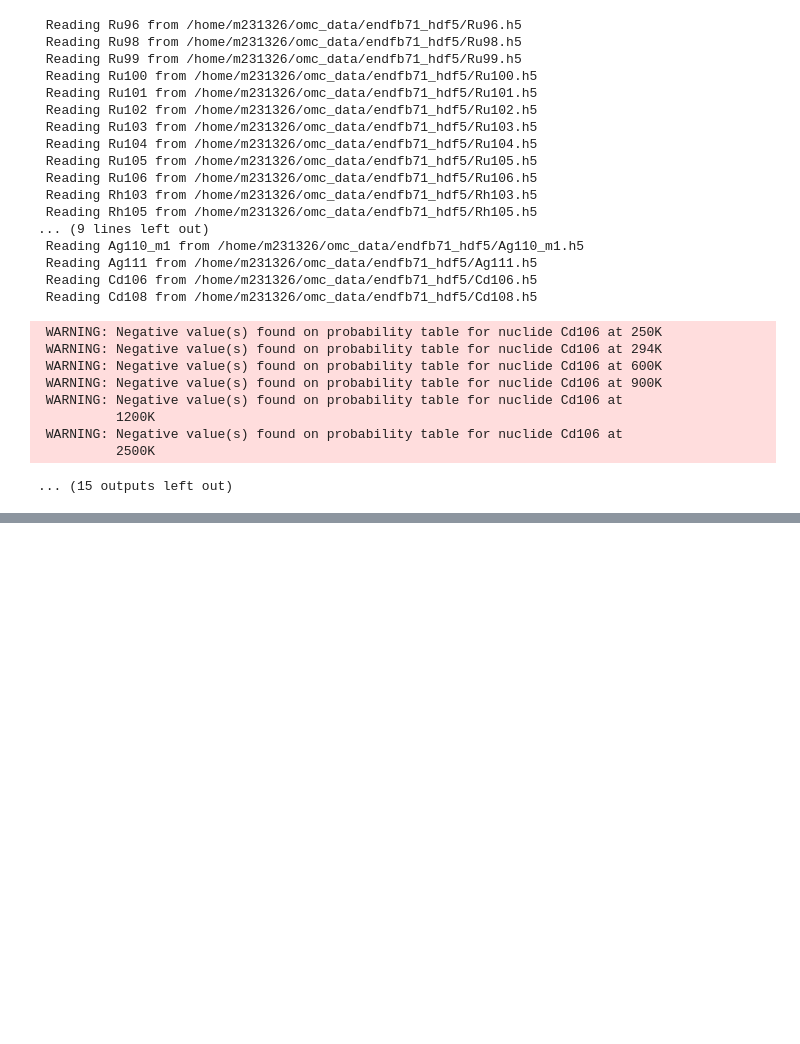
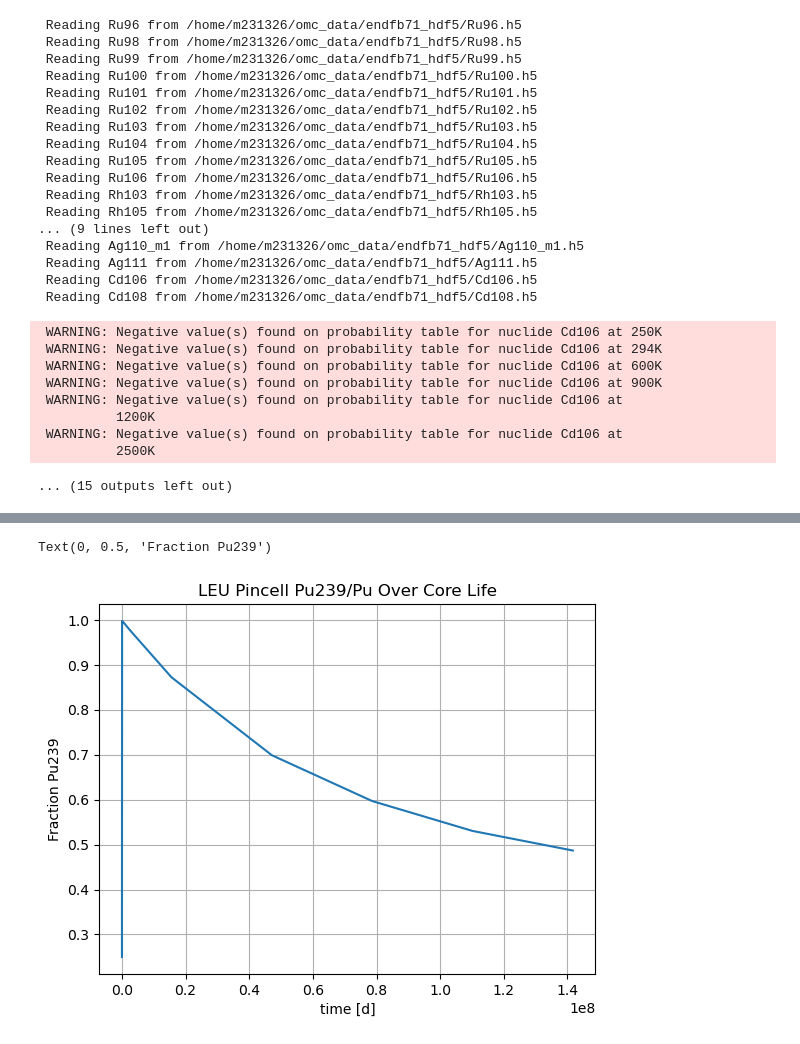
Before and after one commit to Toshi-23/Proliferation_Research, a Jupyter notebook: Practice Sandbox/Practice_burnup/practice_burnup_pincell.ipynb, the cells around one changed output, grey strips where cells are left out. Cells and saved outputs as stored; diff of their text form; code cells hidden in the pictures; blank space fills up the shorter version.

```diff
--- a/Practice Sandbox/Practice_burnup/practice_burnup_pincell.ipynb
+++ b/Practice Sandbox/Practice_burnup/practice_burnup_pincell.ipynb
@@ -272,0 +299,12 @@ time /= (24*3600)
+# %%
+total_pu = Pu239 + Pu240 + Pu241 + Pu242
+Pu239_frac = Pu239/total_pu
+
+plt.plot(time,Pu239_frac,label="Fraction Pu239")
+plt.grid()
+plt.title("LEU Pincell Pu239/Pu Over Core Life")
+plt.xlabel("time [d]")
+plt.ylabel("Fraction Pu239")
+# %% [output]
+Text(0, 0.5, 'Fraction Pu239')
+[figure, added]
```
Also changed, not shown: parts of 3 cells of this notebook, 14 other files.
